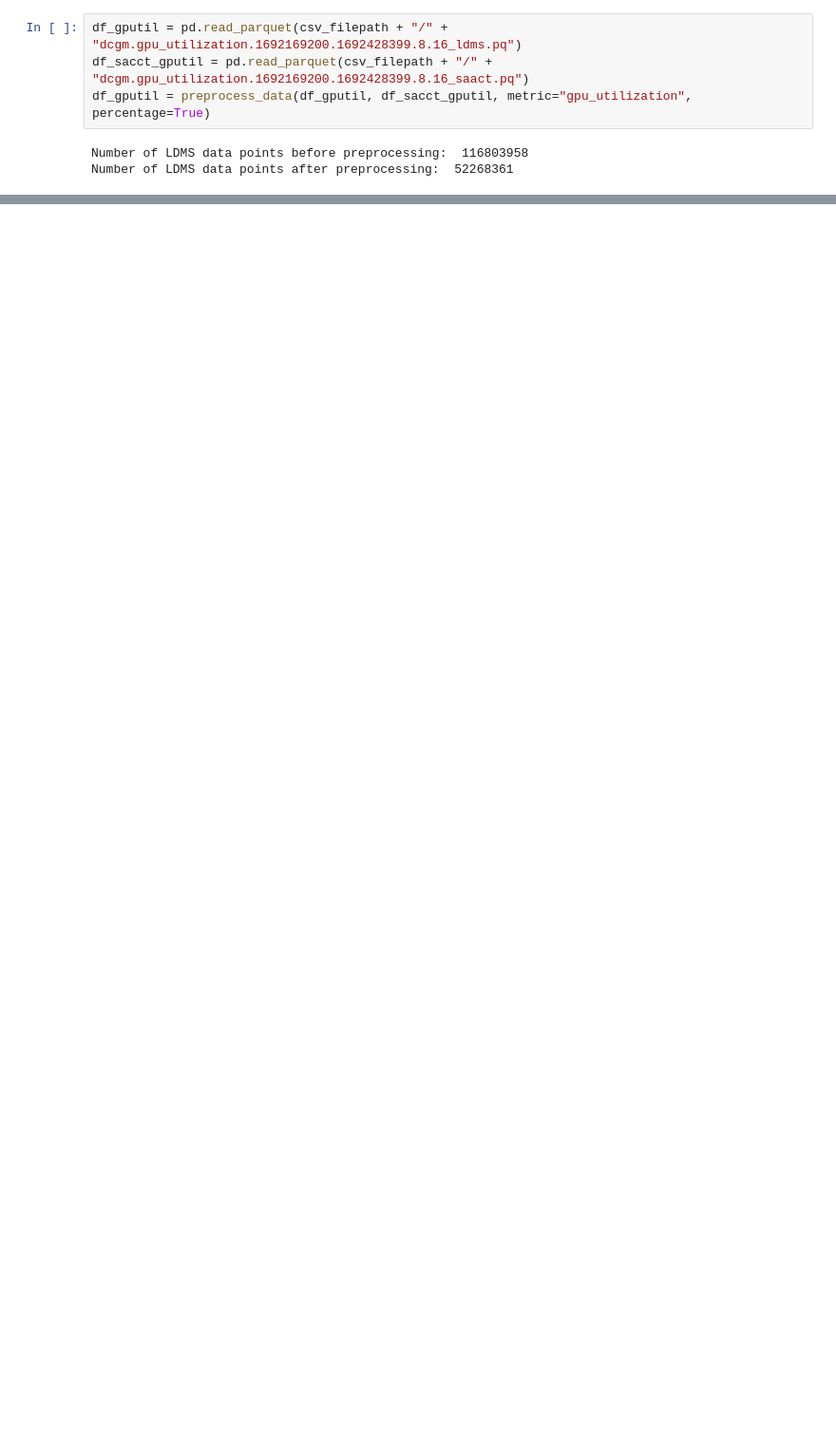
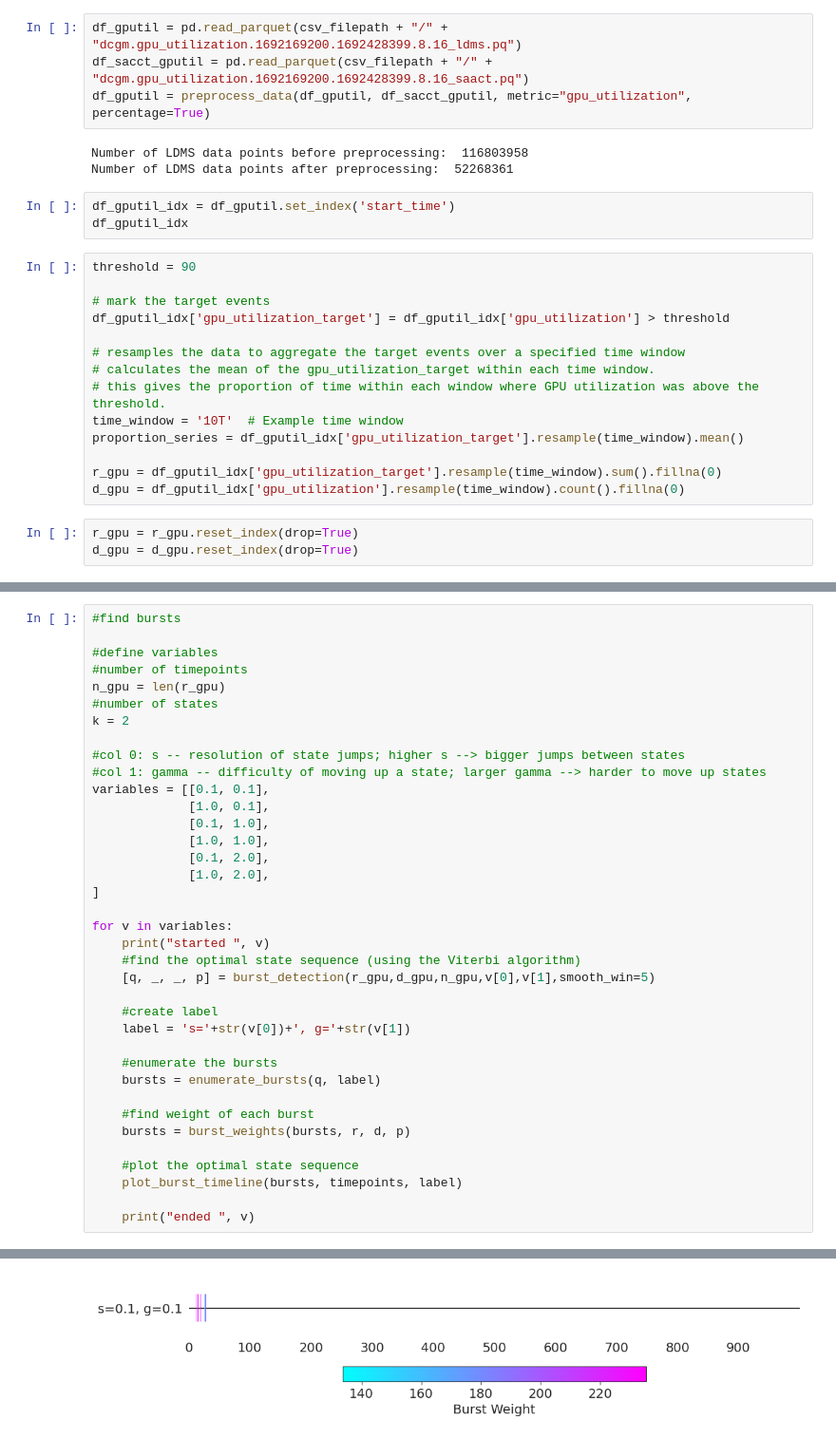
Before and after one commit to hpcgroup/ldms-analysis-scripts, a Jupyter notebook: burstiness.ipynb, the cells around one changed output, grey strips where cells are left out. Shown at 95% size. Drawn from its saved outputs; the diff is of its cells as text; blank space fills up the shorter version.

Commit message:
add more analysis to burstiness and correlation

```diff
--- a/burstiness.ipynb
+++ b/burstiness.ipynb
@@ -71,3 +359,23 @@ df_gputil = preprocess_data(df_gputil, df_sacct_gputil, metric="gpu_utilization"
 # %% [output]
 Number of LDMS data points before preprocessing:  116803958
 Number of LDMS data points after preprocessing:  52268361
+# %%
+df_gputil_idx = df_gputil.set_index('start_time')
+df_gputil_idx
+# %%
+threshold = 90
+
+# mark the target events
+df_gputil_idx['gpu_utilization_target'] = df_gputil_idx['gpu_utilization'] > threshold
+
+# resamples the data to aggregate the target events over a specified time window
+# calculates the mean of the gpu_utilization_target within each time window.
+# this gives the proportion of time within each window where GPU utilization was above the threshold.
+time_window = '10T'  # Example time window
+proportion_series = df_gputil_idx['gpu_utilization_target'].resample(time_window).mean()
+
+r_gpu = df_gputil_idx['gpu_utilization_target'].resample(time_window).sum().fillna(0)
+d_gpu = df_gputil_idx['gpu_utilization'].resample(time_window).count().fillna(0)
+# %%
+r_gpu = r_gpu.reset_index(drop=True)
+d_gpu = d_gpu.reset_index(drop=True)
@@ -73,0 +397,38 @@ Number of LDMS data points after preprocessing:  52268361
+# %%
+#find bursts
+
+#define variables
+#number of timepoints
+n_gpu = len(r_gpu)
+#number of states
+k = 2
+
+#col 0: s -- resolution of state jumps; higher s --> bigger jumps between states
+#col 1: gamma -- difficulty of moving up a state; larger gamma --> harder to move up states
+variables = [[0.1, 0.1],
+             [1.0, 0.1],
+             [0.1, 1.0],
+             [1.0, 1.0],
+             [0.1, 2.0],
+             [1.0, 2.0],
+]
+
+for v in variables:
+    print("started ", v)
+    #find the optimal state sequence (using the Viterbi algorithm)
+    [q, _, _, p] = burst_detection(r_gpu,d_gpu,n_gpu,v[0],v[1],smooth_win=5)
+
+    #create label
+    label = 's='+str(v[0])+', g='+str(v[1])
+
+    #enumerate the bursts
+    bursts = enumerate_bursts(q, label)
+
+    #find weight of each burst
+    bursts = burst_weights(bursts, r, d, p)
+
+    #plot the optimal state sequence
+    plot_burst_timeline(bursts, timepoints, label)
+
+    print("ended ", v)
+# %% [output]
@@ -73,0 +436 @@ Number of LDMS data points after preprocessing:  52268361
+[figure, added]
```
Also changed, not shown: parts of 12 cells of this notebook, 1 other file.
